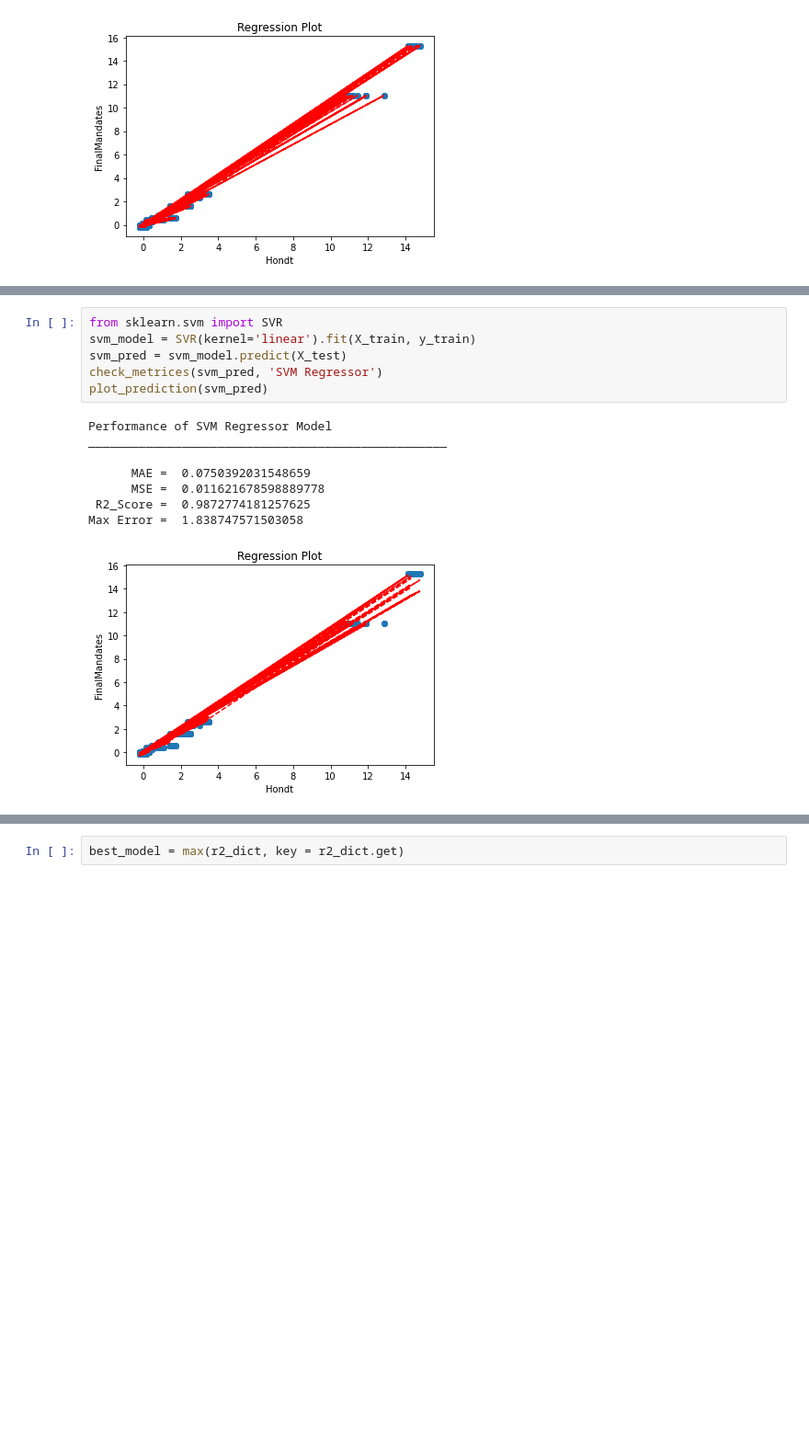
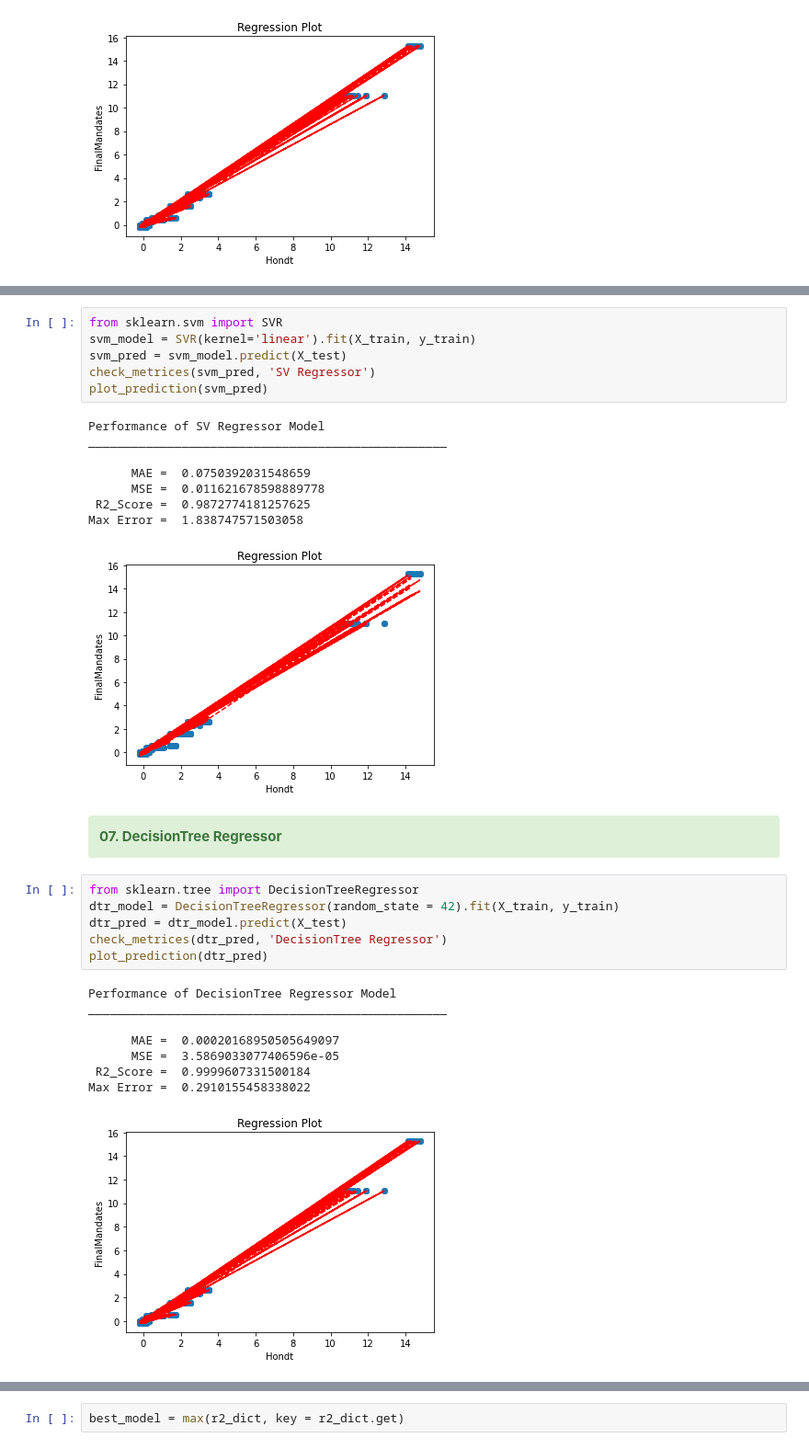
Before and after one commit to sreeh4ri/ictk_projects, a Jupyter notebook: projects/Final-Project/final-project-modelling.ipynb, the cells around one changed output, grey strips where cells are left out. Shown: that part at 92% size. Cells and saved outputs as stored; diff of their text form; blank space fills up the shorter version.

Commit message:
More models

```diff
--- a/projects/Final-Project/final-project-modelling.ipynb
+++ b/projects/Final-Project/final-project-modelling.ipynb
@@ -225,10 +225,10 @@ Max Error =  0.3611523307236517
 from sklearn.svm import SVR
 svm_model = SVR(kernel='linear').fit(X_train, y_train)
 svm_pred = svm_model.predict(X_test)
-check_metrices(svm_pred, 'SVM Regressor')
+check_metrices(svm_pred, 'SV Regressor')
 plot_prediction(svm_pred)
 # %% [output]
-Performance of SVM Regressor Model
+Performance of SV Regressor Model
 __________________________________________________
 
       MAE =  0.0750392031548659
@@ -236,3 +236,20 @@ __________________________________________________
  R2_Score =  0.9872774181257625
 Max Error =  1.838747571503058
 [figure]
+# %% [markdown]
+<div class="alert alert-success"><b>07. DecisionTree Regressor</b></div>
+# %%
+from sklearn.tree import DecisionTreeRegressor
+dtr_model = DecisionTreeRegressor(random_state = 42).fit(X_train, y_train)
+dtr_pred = dtr_model.predict(X_test)
+check_metrices(dtr_pred, 'DecisionTree Regressor')
+plot_prediction(dtr_pred)
+# %% [output]
+Performance of DecisionTree Regressor Model
+__________________________________________________
+
+      MAE =  0.00020168950505649097
+      MSE =  3.5869033077406596e-05
+ R2_Score =  0.9999607331500184
+Max Error =  0.2910155458338022
+[figure, added]
```
Also changed, not shown: parts of 9 cells of this notebook.
